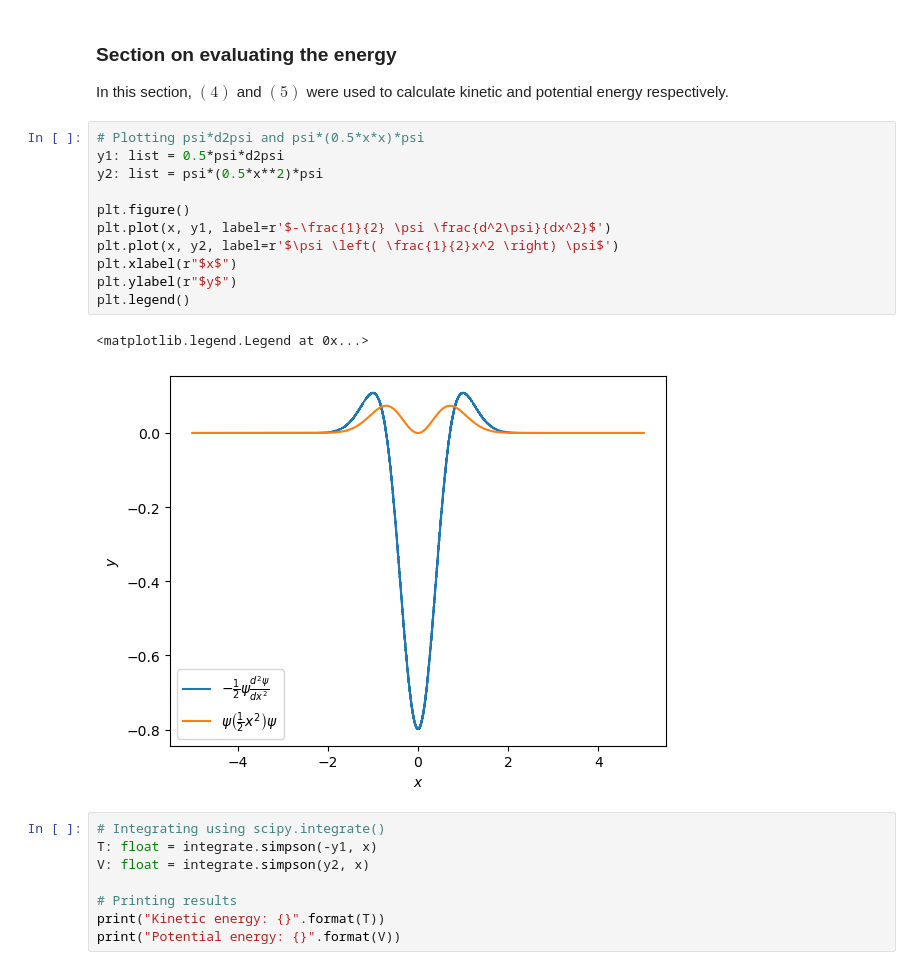
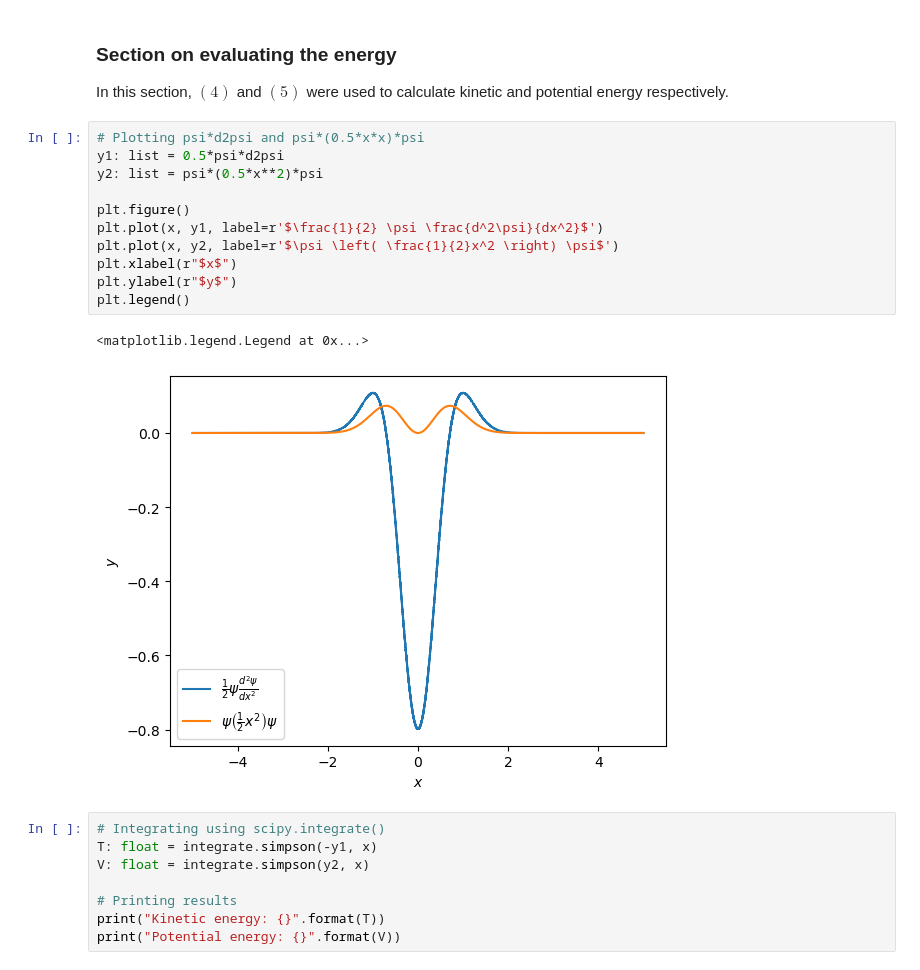
Before and after one commit to zfla/PHAS0030, a Jupyter notebook: Week 3/PHAS0030_W3_ZainFoxLatif.ipynb, the cells around one changed output. Drawn from its saved outputs; the diff is of its cells as text.

```diff
--- a/Week 3/PHAS0030_W3_ZainFoxLatif.ipynb
+++ b/Week 3/PHAS0030_W3_ZainFoxLatif.ipynb
@@ -66,17 +66,17 @@ In this section, $\mathrm{(4)}$ and $\mathrm{(5)}$ were used to calculate kineti
 # %%
 # Plotting psi*d2psi and psi*(0.5*x*x)*psi
 y1: list = 0.5*psi*d2psi
 y2: list = psi*(0.5*x**2)*psi
 
 plt.figure()
-plt.plot(x, y1, label=r'$-\frac{1}{2} \psi \frac{d^2\psi}{dx^2}$')
+plt.plot(x, y1, label=r'$\frac{1}{2} \psi \frac{d^2\psi}{dx^2}$')
 plt.plot(x, y2, label=r'$\psi \left( \frac{1}{2}x^2 \right) \psi$')
 plt.xlabel(r"$x$")
 plt.ylabel(r"$y$")
 plt.legend()
 # %% [output]
 <matplotlib.legend.Legend at 0x...>
-[figure, old version]
+[figure, new version]
 # %%
 # Integrating using scipy.integrate()
 T: float = integrate.simpson(-y1, x)
```
Also changed, not shown: parts of 1 cell of this notebook.
